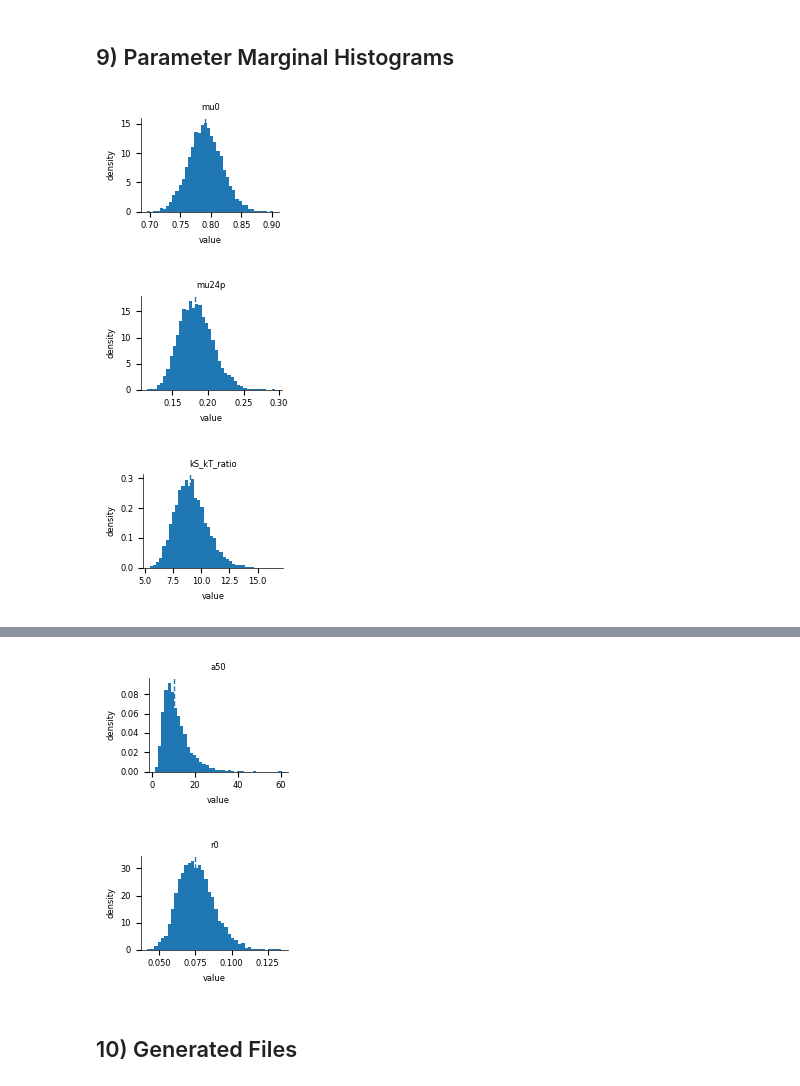
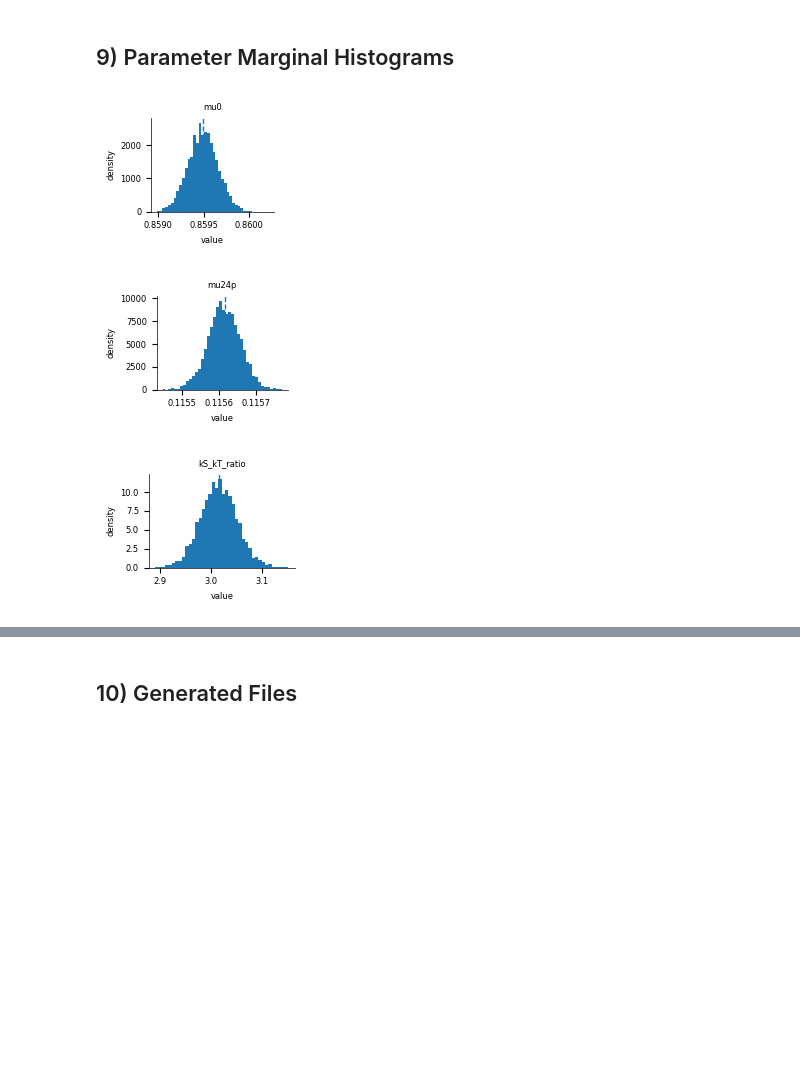
Before and after one commit to kieranrabbott/Hi-DFA, a Jupyter notebook: output/jupyter-notebook/stdp-model-starter.ipynb, the cells around one changed output, grey strips where cells are left out. Cells and saved outputs as stored; diff of their text form; code cells hidden in the pictures; blank space fills up the shorter version.

```diff
--- a/output/jupyter-notebook/stdp-model-starter.ipynb
+++ b/output/jupyter-notebook/stdp-model-starter.ipynb
@@ -89,7 +89,7 @@ K_LAG_FIT_CONFIG = FitConfig(profile="custom", n_starts=240, maxiter=1500, seed=
 FREE_KEYS = [
     "mu0", "mu24p",
     "kS_kT_ratio", "kT", "kST",
-    "n", "nST",
+    #"n", "nST",
     "a50", "r0",
 ]
 
@@ -100,8 +100,8 @@ PARAMS0 = STDPParams(
     kT=3.38,
     kS_kT_ratio=1.18,
     kST=1.91,
-    n=1.45,
-    nST=1.16,
+    n=1,
+    nST=1,
     a50=32.1,
     r0=0.01,
 )
@@ -392,7 +386,7 @@ u_fixed = 600.0
 g_rate = np.log(2.0)
 
 phiS_u, phiT_u, phiD_u, R_u = grid_descendant_composition(
-    model_fit_k,
+    model_fit,
     C_GRID,
     TAU_GRID,
     A_FIXED,
@@ -478,8 +472,8 @@ obj_kwargs = dict(
 for key in free_keys:
     grid, prof, thresh, nll0 = profile_likelihood(
         key,
-        best_params_k,
-        best_x_k,
+        best_params,
+        best_x,
         free_keys,
         DATA,
         n_points=PROFILE_N_POINTS,
@@ -489,7 +483,7 @@ for key in free_keys:
     fig, ax = plt.subplots(figsize=(3.0, 2.0))
     ax.plot(np.exp(grid), prof - nll0)
     ax.axhline(1.92, color="firebrick", ls="--", label="95% CI threshold")
-    ax.axvline(np.exp(best_x_k[free_keys.index(key)]), color="k", ls=":", label="optimum")
+    ax.axvline(np.exp(best_x[free_keys.index(key)]), color="k", ls=":", label="optimum")
     ax.set_xscale("log")
     ax.set_xlabel(key)
     ax.set_ylabel("ΔNLL")
@@ -513,36 +505,36 @@ for key in free_keys:
 # %%
 # Recompute a local covariance around k-lag-selected best parameters for marginals.
 objective_total_k, nll_only_k, _, _ = build_objectives(
-    template=best_params_k,
+    template=best_params,
     data=DATA,
     free_keys=free_keys,
     kappa=5000.0,
     lam_pen=1e-2,
     rho=0.8,
     ages_for_pen=(24.0, 48.0, 72.0),
     class_weights=(1, 1, 1, 1),
 )
 
-x_hat_k = _pack_params(best_params_k, free_keys)
+x_hat_k = _pack_params(best_params, free_keys)
 H_data_k = hessian_central(nll_only_k, x_hat_k)
 Sigma_data_k = robust_inverse(H_data_k)
 
 rng = np.random.default_rng(1)
 draws_log_k = rng.multivariate_normal(mean=x_hat_k, cov=Sigma_data_k, size=N_DRAWS)
 draws_k = np.exp(draws_log_k)
 mle_vals_k = np.exp(x_hat_k)
 
 for j, name in enumerate(free_keys):
     fig, ax = plt.subplots(figsize=(2.0, 1.6))
     ax.hist(draws_k[:, j], bins=40, density=True)
     ax.axvline(mle_vals_k[j], linestyle="--", linewidth=1)
     ax.set_title(name)
     ax.set_xlabel("value")
     ax.set_ylabel("density")
     fig.tight_layout()
     fig.savefig(PLOT_DIR / f"param_marginal_{name}.svg")
     plt.show()
 # %% [output]
-[figure, old version]
+[figure, new version]
-[figure, old version]
+[figure, new version]
-[figure, old version]
+[figure, new version]
@@ -553,5 +545,3 @@ for j, name in enumerate(free_keys):
-[figure, removed]
-[figure, removed]
 # %% [markdown]
 ## 10) Generated Files
 # %%
```
Also changed, not shown: parts of 9 cells of this notebook, 32 other files.
